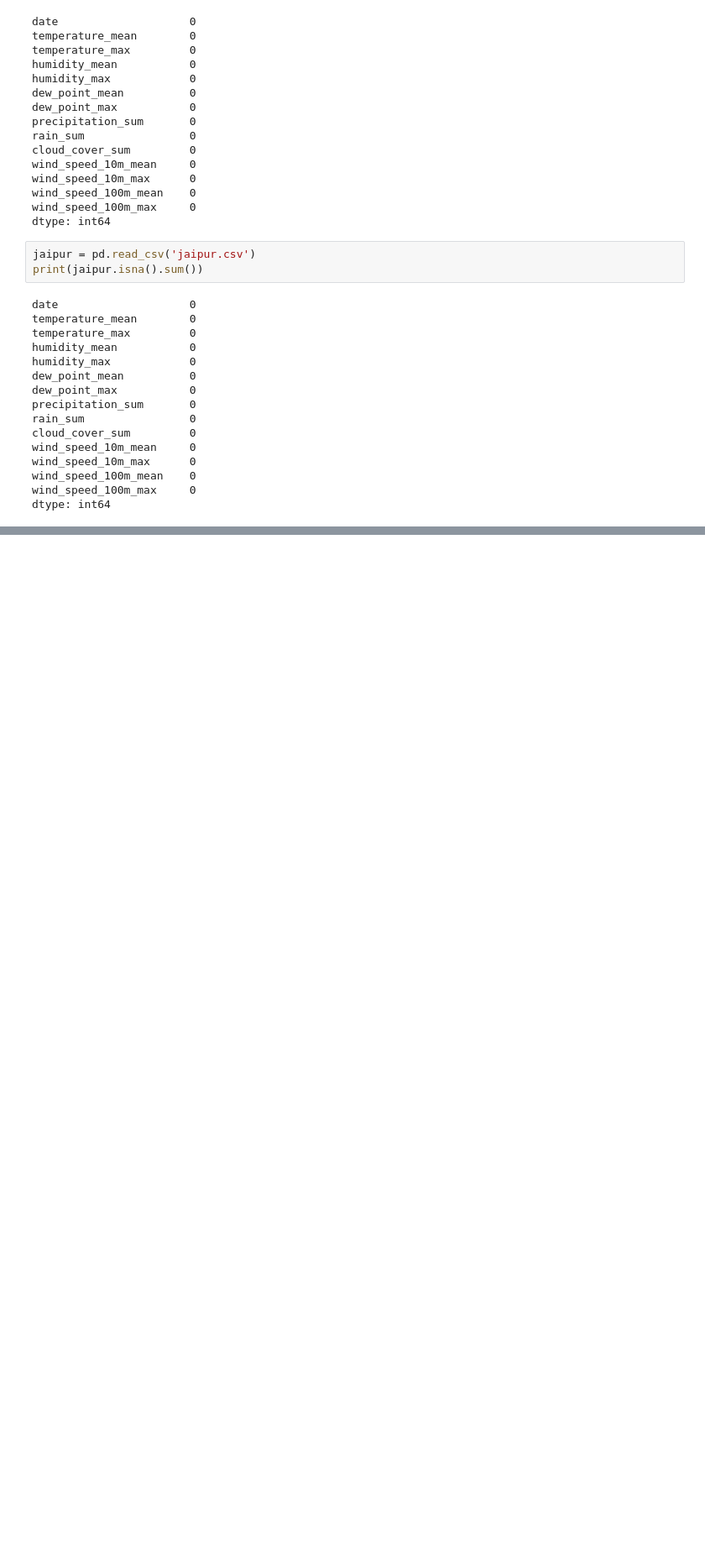
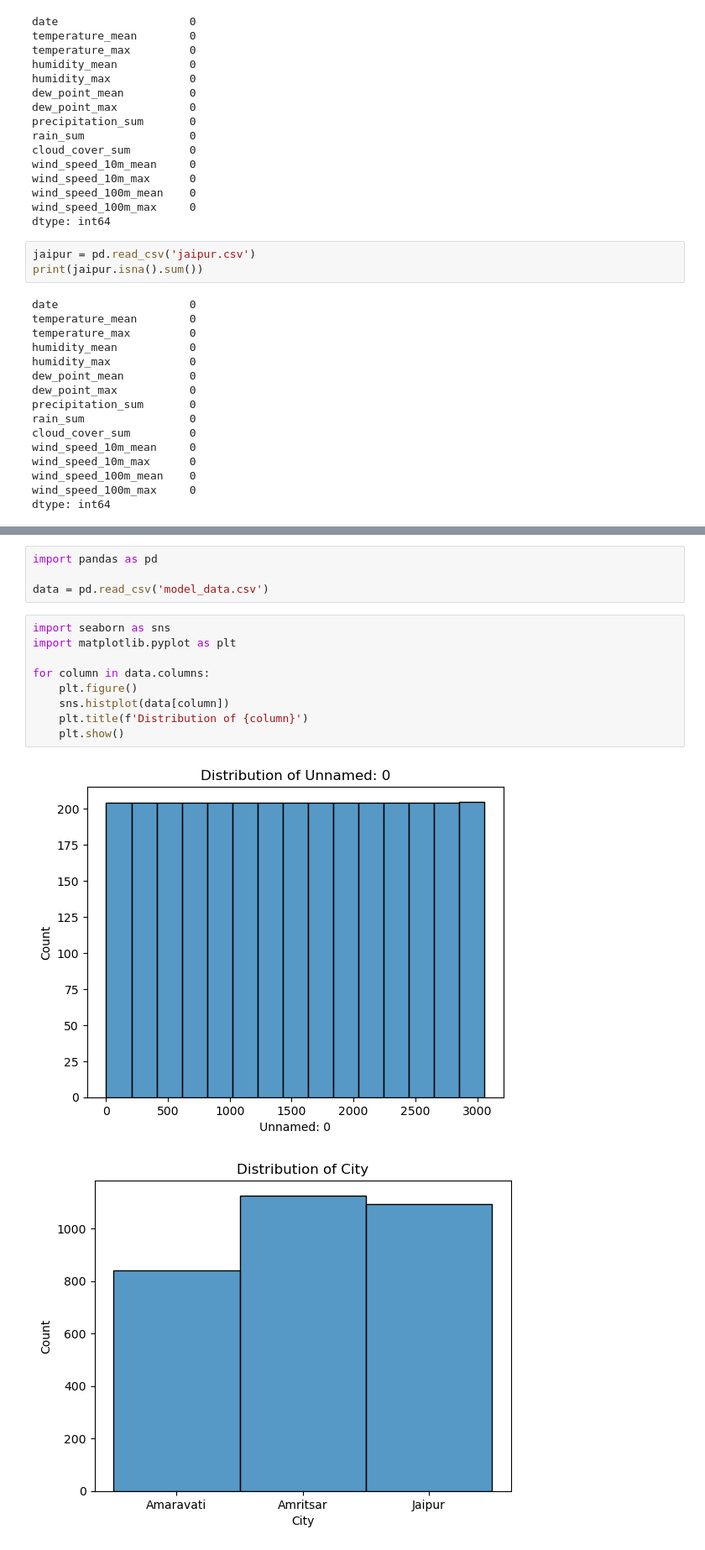
Before and after one commit to Luke1709/CSC-40080, a Jupyter notebook: EDA.ipynb, the cells around one changed output, grey strips where cells are left out. Shown at 84% size. Drawn from its saved outputs; the diff is of its cells as text; blank space fills up the shorter version.

```diff
--- a/EDA.ipynb
+++ b/EDA.ipynb
@@ -255,0 +258,16 @@ dtype: int64
+# %%
+import pandas as pd
+
+data = pd.read_csv('model_data.csv')
+# %%
+import seaborn as sns
+import matplotlib.pyplot as plt
+
+for column in data.columns:
+    plt.figure()
+    sns.histplot(data[column])
+    plt.title(f'Distribution of {column}')
+    plt.show()
+# %% [output]
+[figure, added]
+[figure, added]
```
Also changed, not shown: parts of 2 cells of this notebook, 2 other files.
